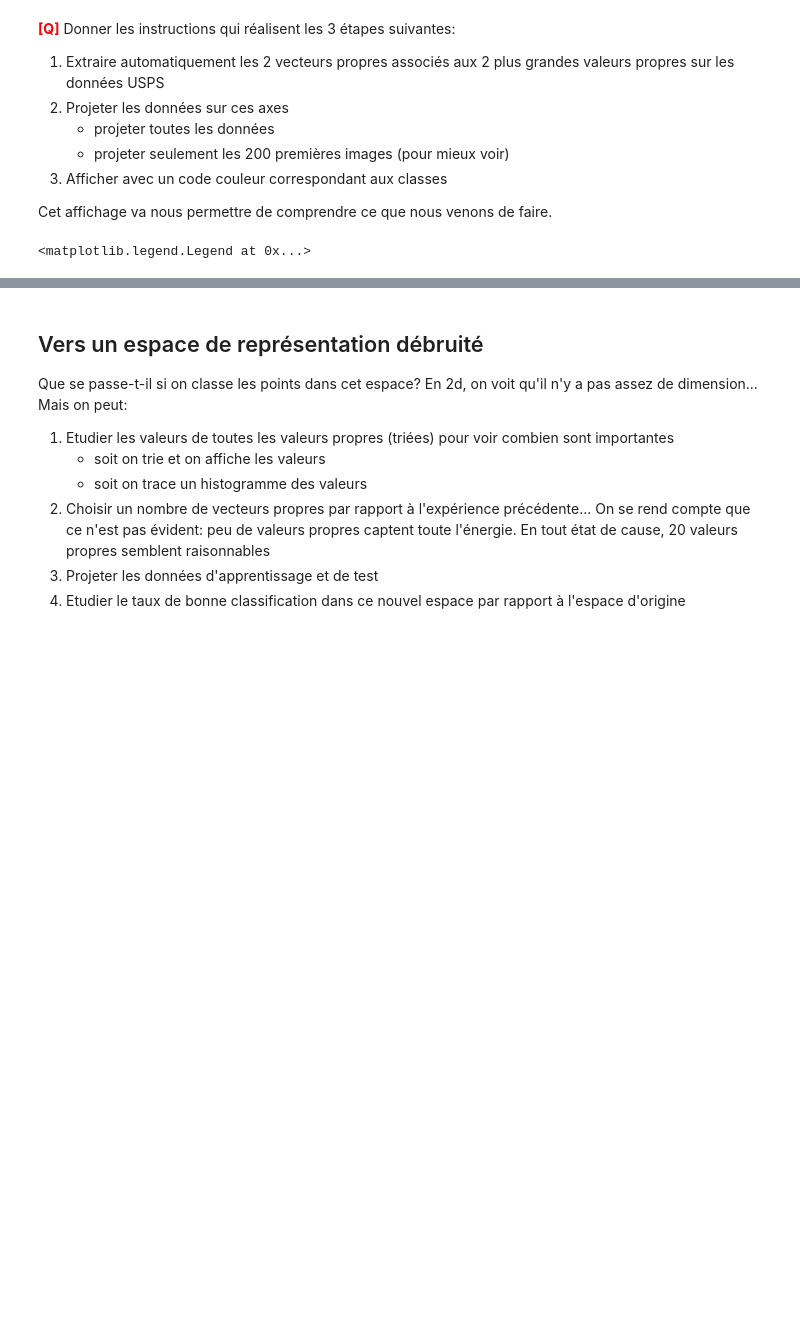
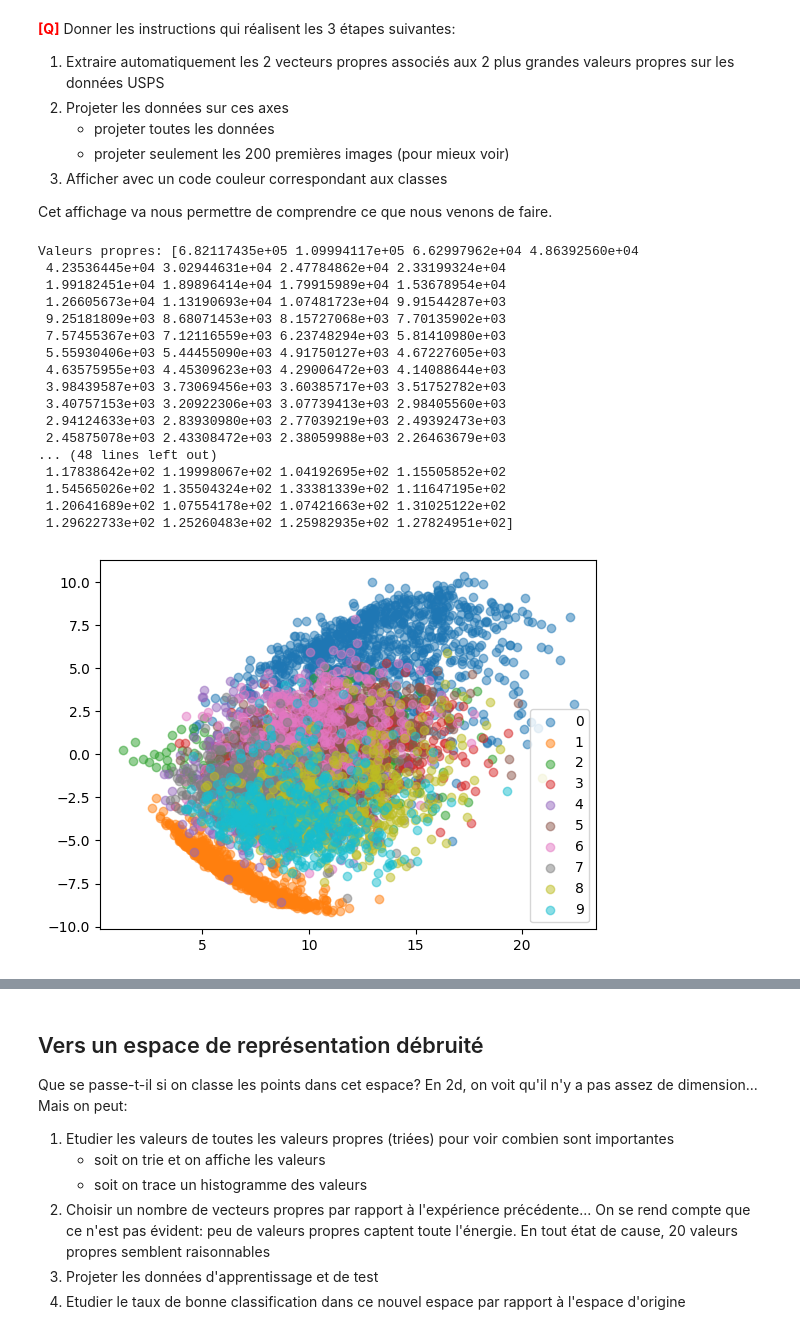
Before and after one commit to thibautmarcq/LU3IN026, a Jupyter notebook: tme05/tme-05.ipynb, the cells around one changed output, grey strips where cells are left out. Drawn from its saved outputs; the diff is of its cells as text; code cells hidden in the pictures; blank space fills up the shorter version.

```diff
--- a/tme05/tme-05.ipynb
+++ b/tme05/tme-05.ipynb
@@ -730,24 +866,49 @@ Cet affichage va nous permettre de comprendre ce que nous venons de faire.
 # %%
 # A réaliser :
 
 # 1) calcul des vecteurs propres
-
+Xt = Xu.T @ Xu
+lam, V = np.linalg.eig(Xt)
 
 # 2) affichage (print)
-
+print("Valeurs propres:", lam)
 
 # 3) tri et sélection des 2 vecteurs associés aux 2 plus grandes valeurs propres
-
+indices = np.argsort(lam)[-2:]  # indices des 2 plus grandes valeurs propres
+vct_propres = V[:, indices]  # vecteurs propres associés
 
 # 4) affichage (plot) avec un code couleur pour les classes
+projection = Xu @ vct_propres
 
-
+# Affichage de toutes les données projetées
+plt.figure()
+for i in range(10):
+    plt.scatter(projection[Yu == i, 1], projection[Yu == i, 0], label=i, alpha=0.5)
+plt.legend()
+plt.show()
 
 
 # ####################################
-plt.legend(np.arange(10))
+# plt.legend(np.arange(10))
 #plt.show()
 
 #plt.savefig("out/proj_usps_all.png",bbox_inches='tight', transparent=True,pad_inches=0)
 # %% [output]
-<matplotlib.legend.Legend at 0x...>
+Valeurs propres: [6.82117435e+05 1.09994117e+05 6.62997962e+04 4.86392560e+04
+ 4.23536445e+04 3.02944631e+04 2.47784862e+04 2.33199324e+04
+ 1.99182451e+04 1.89896414e+04 1.79915989e+04 1.53678954e+04
+ 1.26605673e+04 1.13190693e+04 1.07481723e+04 9.91544287e+03
+ 9.25181809e+03 8.68071453e+03 8.15727068e+03 7.70135902e+03
+ 7.57455367e+03 7.12116559e+03 6.23748294e+03 5.81410980e+03
+ 5.55930406e+03 5.44455090e+03 4.91750127e+03 4.67227605e+03
+ 4.63575955e+03 4.45309623e+03 4.29006472e+03 4.14088644e+03
+ 3.98439587e+03 3.73069456e+03 3.60385717e+03 3.51752782e+03
+ 3.40757153e+03 3.20922306e+03 3.07739413e+03 2.98405560e+03
+ 2.94124633e+03 2.83930980e+03 2.77039219e+03 2.49392473e+03
+ 2.45875078e+03 2.43308472e+03 2.38059988e+03 2.26463679e+03
+... (48 lines left out)
+ 1.17838642e+02 1.19998067e+02 1.04192695e+02 1.15505852e+02
+ 1.54565026e+02 1.35504324e+02 1.33381339e+02 1.11647195e+02
+ 1.20641689e+02 1.07554178e+02 1.07421663e+02 1.31025122e+02
+ 1.29622733e+02 1.25260483e+02 1.25982935e+02 1.27824951e+02]
+[figure, added]
```
Also changed, not shown: parts of 25 cells of this notebook, 5 other files.
